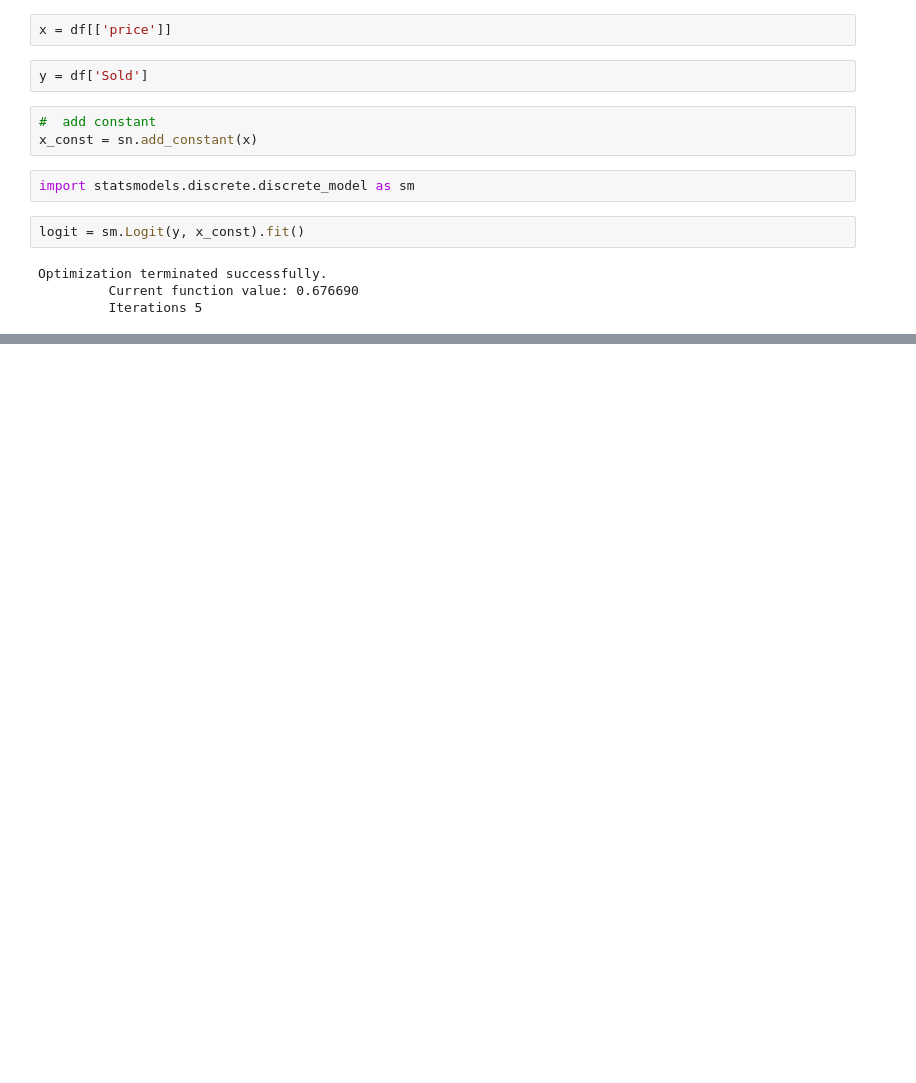
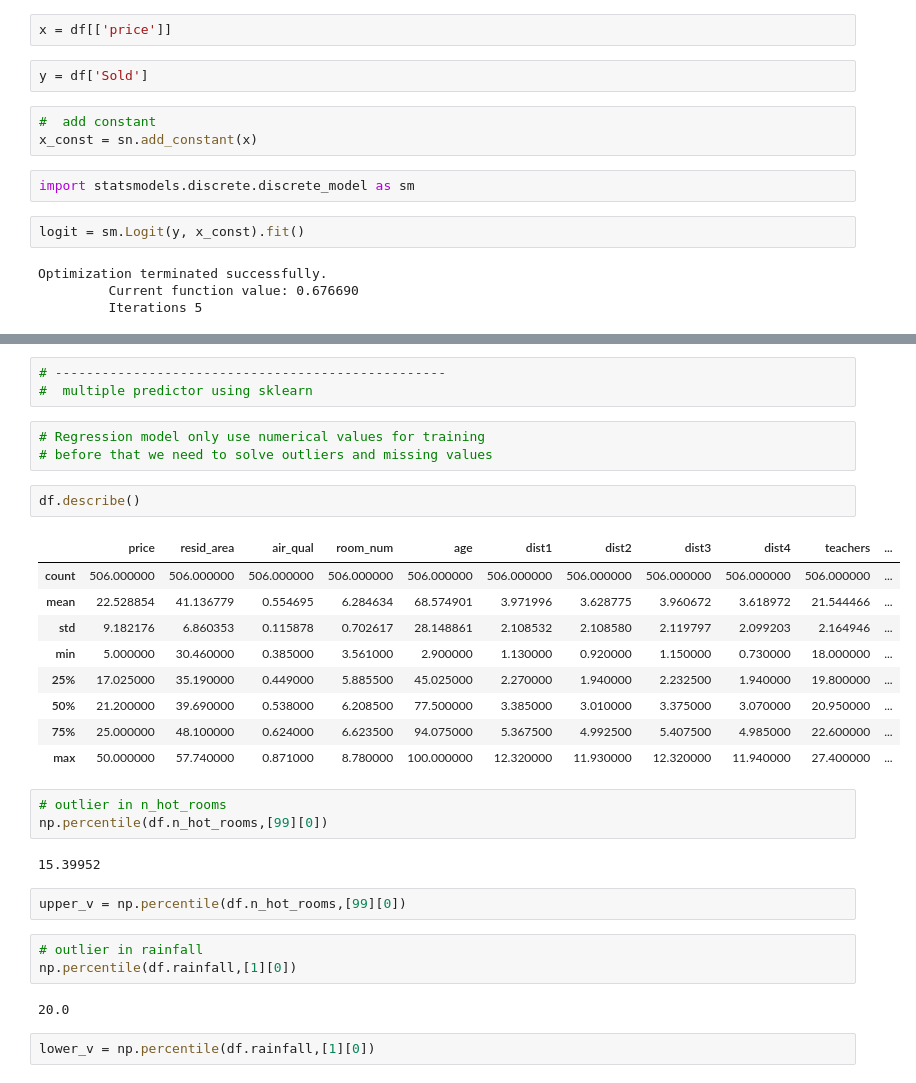
Before and after one commit to MidlajN/ML_Programs, a Jupyter notebook: ML/CM_statsmodel.ipynb, the cells around one changed output, grey strips where cells are left out. Cells and saved outputs as stored; diff of their text form; blank space fills up the shorter version.

Commit message:
ML - Multiple predictor and Confusion matrix

```diff
--- a/ML/CM_statsmodel.ipynb
+++ b/ML/CM_statsmodel.ipynb
@@ -43,3 +44,35 @@ Logit Regression Results
 |  | coef | std err | z | P>|z| | [0.025 | 0.975] |
 | const | 0.6149 | 0.248 | 2.484 | 0.013 | 0.130 | 1.100 |
 | price | -0.0357 | 0.010 | -3.417 | 0.001 | -0.056 | -0.015 |
+# %%
+# --------------------------------------------------
+#  multiple predictor using sklearn
+# %%
+# Regression model only use numerical values for training
+# before that we need to solve outliers and missing values
+# %%
+df.describe()
+# %% [output]
+|  | price | resid_area | air_qual | room_num | age | dist1 | dist2 | dist3 | dist4 | teachers | ... |
+| count | 506.000000 | 506.000000 | 506.000000 | 506.000000 | 506.000000 | 506.000000 | 506.000000 | 506.000000 | 506.000000 | 506.000000 | ... |
+| mean | 22.528854 | 41.136779 | 0.554695 | 6.284634 | 68.574901 | 3.971996 | 3.628775 | 3.960672 | 3.618972 | 21.544466 | ... |
+| std | 9.182176 | 6.860353 | 0.115878 | 0.702617 | 28.148861 | 2.108532 | 2.108580 | 2.119797 | 2.099203 | 2.164946 | ... |
+| min | 5.000000 | 30.460000 | 0.385000 | 3.561000 | 2.900000 | 1.130000 | 0.920000 | 1.150000 | 0.730000 | 18.000000 | ... |
+| 25% | 17.025000 | 35.190000 | 0.449000 | 5.885500 | 45.025000 | 2.270000 | 1.940000 | 2.232500 | 1.940000 | 19.800000 | ... |
+| 50% | 21.200000 | 39.690000 | 0.538000 | 6.208500 | 77.500000 | 3.385000 | 3.010000 | 3.375000 | 3.070000 | 20.950000 | ... |
+| 75% | 25.000000 | 48.100000 | 0.624000 | 6.623500 | 94.075000 | 5.367500 | 4.992500 | 5.407500 | 4.985000 | 22.600000 | ... |
+| max | 50.000000 | 57.740000 | 0.871000 | 8.780000 | 100.000000 | 12.320000 | 11.930000 | 12.320000 | 11.940000 | 27.400000 | ... |
+# %%
+# outlier in n_hot_rooms
+np.percentile(df.n_hot_rooms,[99][0])
+# %% [output]
+15.39952
+# %%
+upper_v = np.percentile(df.n_hot_rooms,[99][0])
+# %%
+# outlier in rainfall
+np.percentile(df.rainfall,[1][0])
+# %% [output]
+20.0
+# %%
+lower_v = np.percentile(df.rainfall,[1][0])
```
Also changed, not shown: parts of 14 cells of this notebook, 1 other file.
